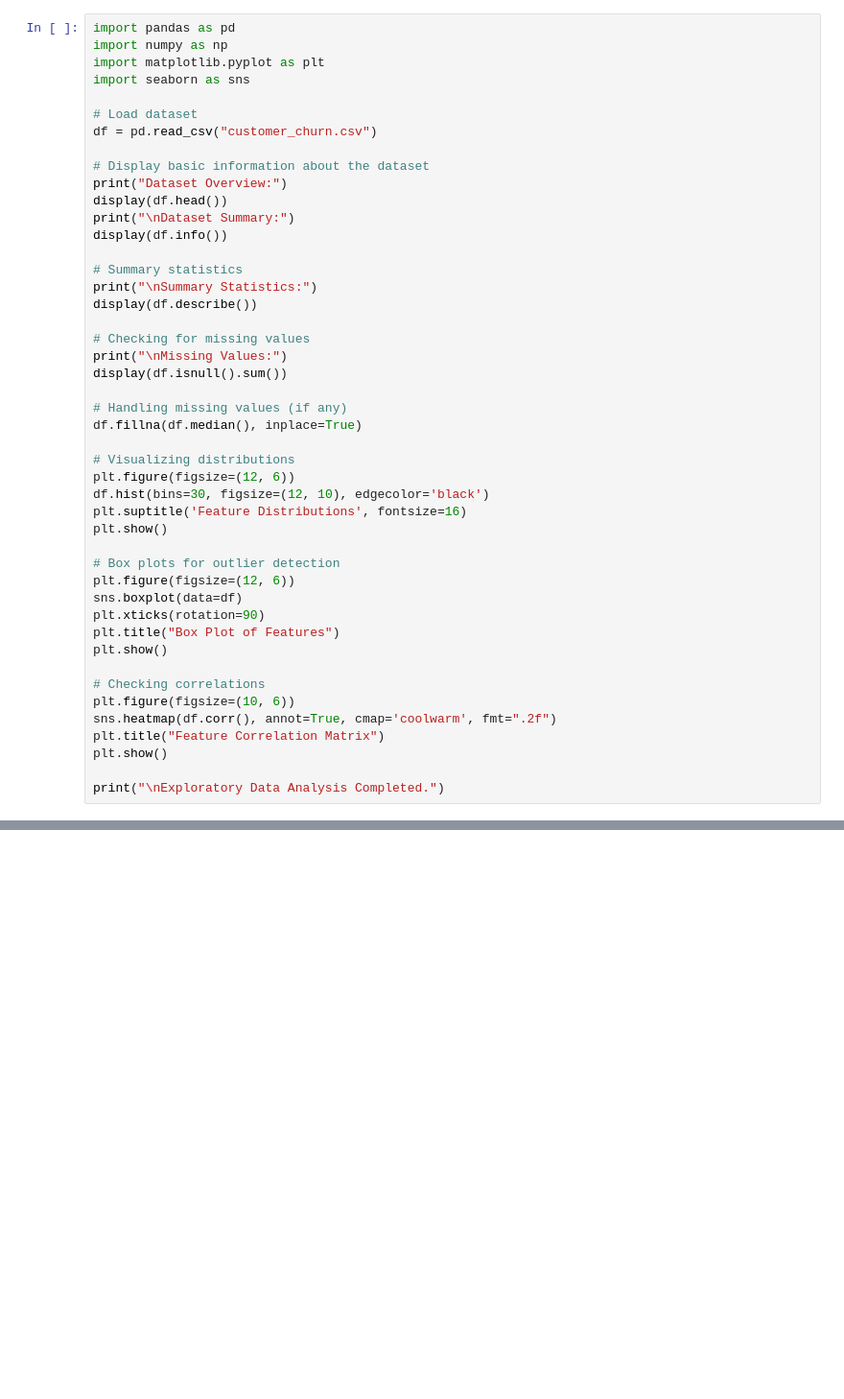
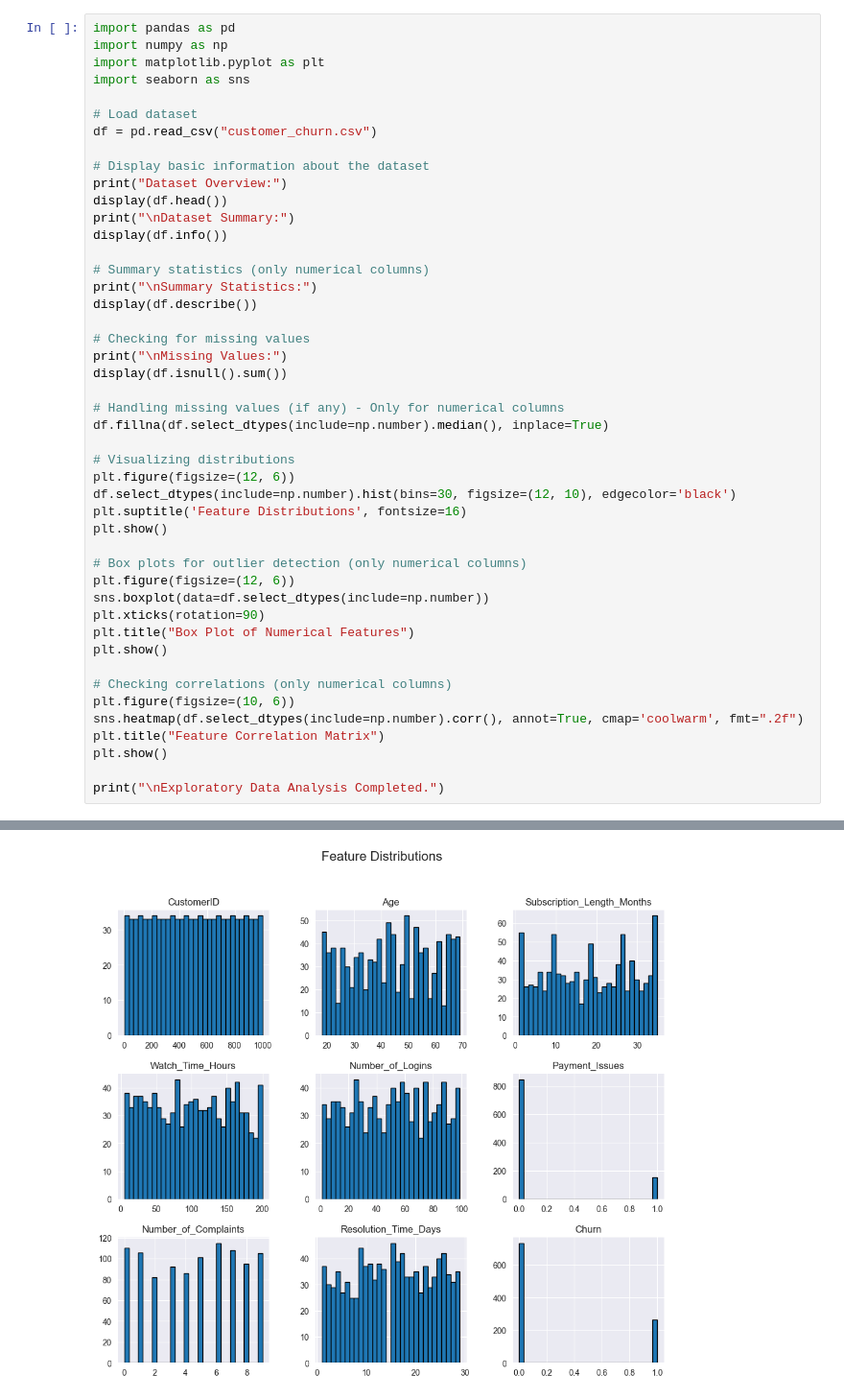
Before and after one commit to MIHIR3105/COMP6111_A1, a Jupyter notebook: Assignment1.ipynb, the cells around one changed output, grey strips where cells are left out. Shown at 96% size. Drawn from its saved outputs; the diff is of its cells as text; blank space fills up the shorter version.

```diff
--- a/Assignment1.ipynb
+++ b/Assignment1.ipynb
@@ -13,7 +13,7 @@ display(df.head())
 print("\nDataset Summary:")
 display(df.info())
 
-# Summary statistics
+# Summary statistics (only numerical columns)
 print("\nSummary Statistics:")
 display(df.describe())
 
@@ -21,25 +21,25 @@ display(df.describe())
 print("\nMissing Values:")
 display(df.isnull().sum())
 
-# Handling missing values (if any)
-df.fillna(df.median(), inplace=True)
+# Handling missing values (if any) - Only for numerical columns
+df.fillna(df.select_dtypes(include=np.number).median(), inplace=True)
 
 # Visualizing distributions
 plt.figure(figsize=(12, 6))
-df.hist(bins=30, figsize=(12, 10), edgecolor='black')
+df.select_dtypes(include=np.number).hist(bins=30, figsize=(12, 10), edgecolor='black')
 plt.suptitle('Feature Distributions', fontsize=16)
 plt.show()
 
-# Box plots for outlier detection
+# Box plots for outlier detection (only numerical columns)
 plt.figure(figsize=(12, 6))
-sns.boxplot(data=df)
+sns.boxplot(data=df.select_dtypes(include=np.number))
 plt.xticks(rotation=90)
-plt.title("Box Plot of Features")
+plt.title("Box Plot of Numerical Features")
 plt.show()
 
-# Checking correlations
+# Checking correlations (only numerical columns)
 plt.figure(figsize=(10, 6))
-sns.heatmap(df.corr(), annot=True, cmap='coolwarm', fmt=".2f")
+sns.heatmap(df.select_dtypes(include=np.number).corr(), annot=True, cmap='coolwarm', fmt=".2f")
 plt.title("Feature Correlation Matrix")
 plt.show()
 
@@ -48,0 +101 @@ FileNotFoundError: [Errno 2] No such file or directory: 'customer_churn.csv'
+[figure, added]
```
Also changed, not shown: parts of 1 cell of this notebook.
